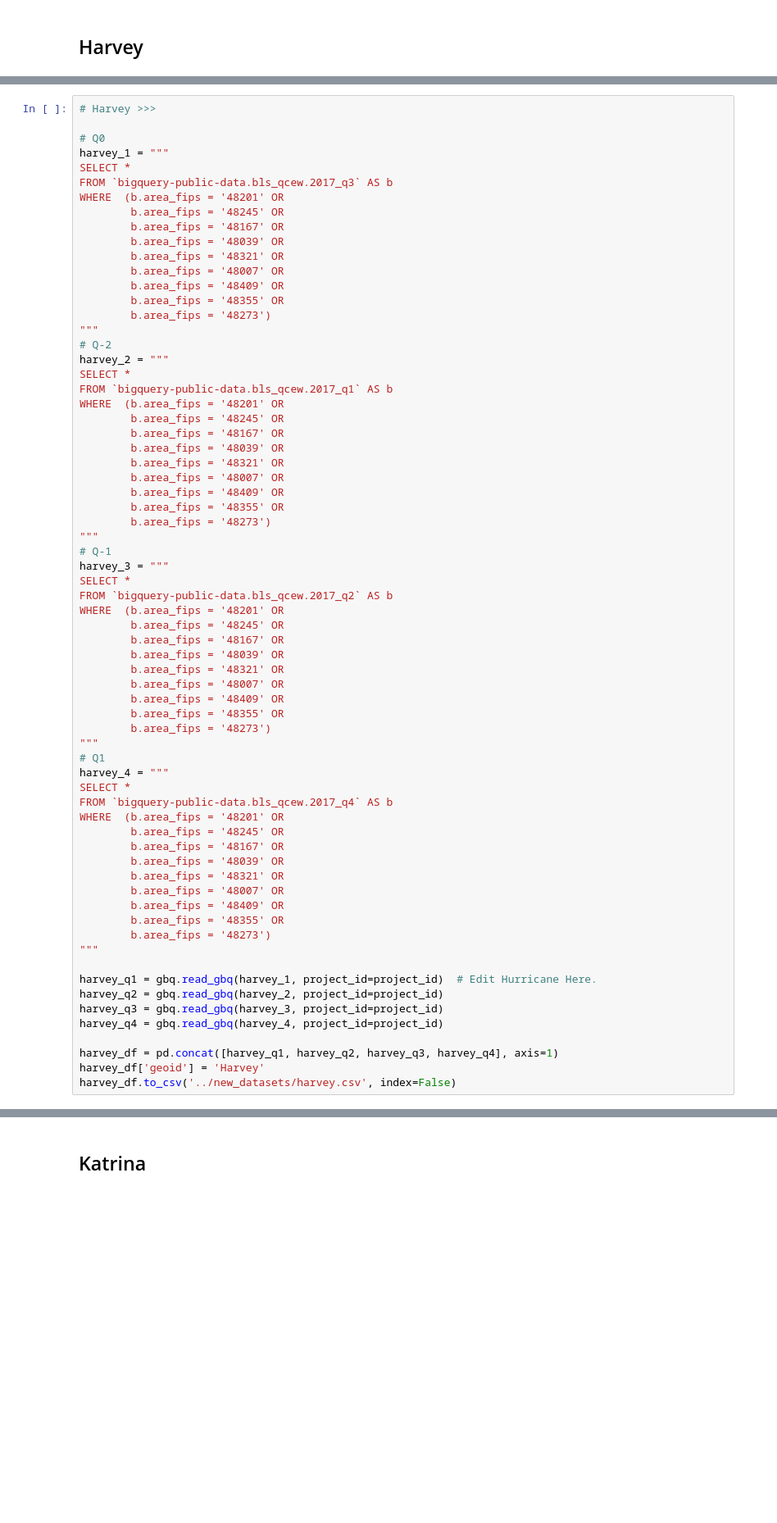
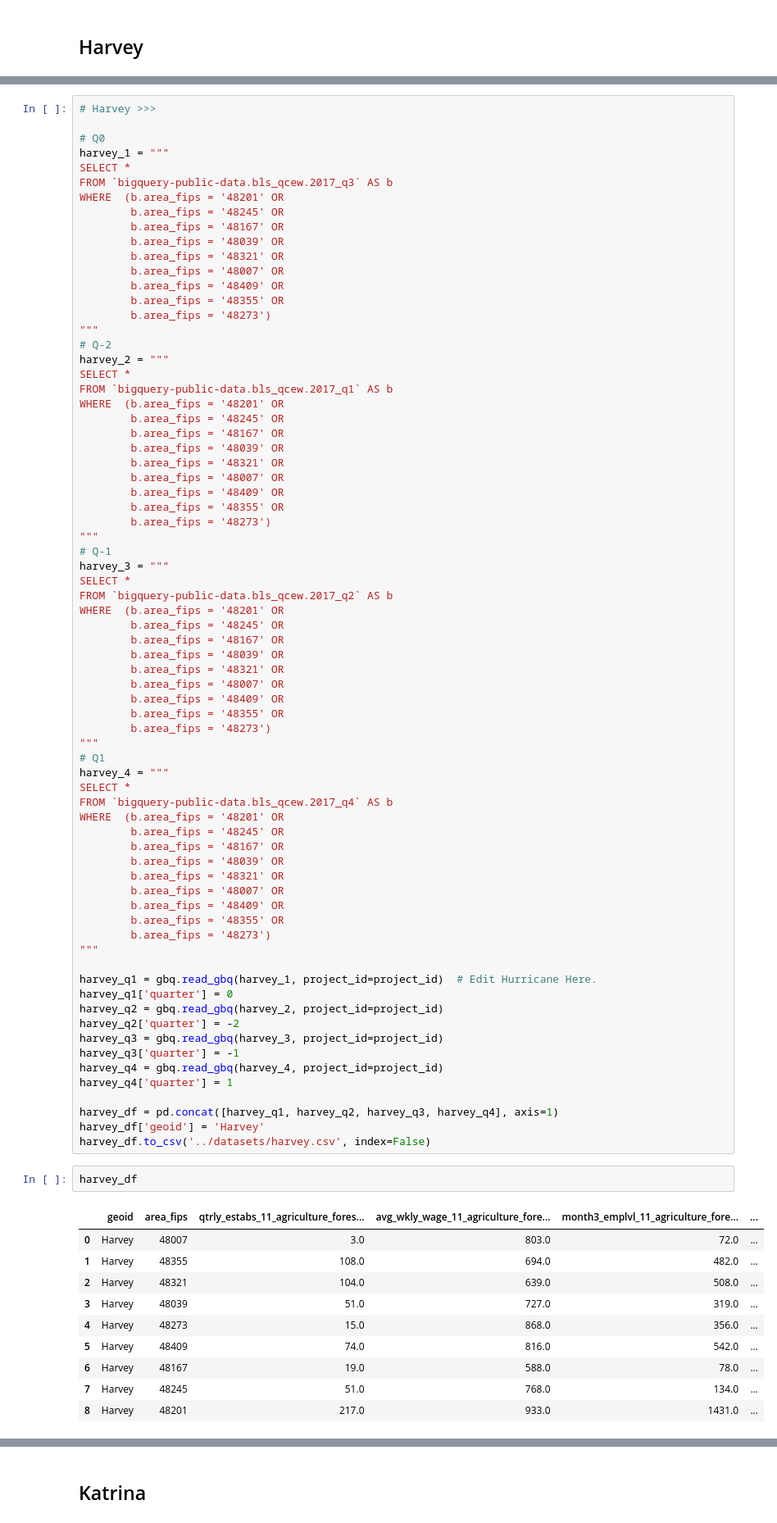
Before and after one commit to adavis3280/project_5, a Jupyter notebook: notebooks/data_pull_ultima.ipynb, the cells around one changed output, grey strips where cells are left out. Shown: that part at 82% size. Drawn from its saved outputs; the diff is of its cells as text; blank space fills up the shorter version.

```diff
--- a/notebooks/data_pull_ultima.ipynb
+++ b/notebooks/data_pull_ultima.ipynb
@@ -143,10 +143,27 @@ WHERE  (b.area_fips = '48201' OR
 """
 
 harvey_q1 = gbq.read_gbq(harvey_1, project_id=project_id)  # Edit Hurricane Here.
+harvey_q1['quarter'] = 0
 harvey_q2 = gbq.read_gbq(harvey_2, project_id=project_id)
+harvey_q2['quarter'] = -2
 harvey_q3 = gbq.read_gbq(harvey_3, project_id=project_id)
+harvey_q3['quarter'] = -1
 harvey_q4 = gbq.read_gbq(harvey_4, project_id=project_id)
+harvey_q4['quarter'] = 1
 
 harvey_df = pd.concat([harvey_q1, harvey_q2, harvey_q3, harvey_q4], axis=1)
 harvey_df['geoid'] = 'Harvey'
-harvey_df.to_csv('../new_datasets/harvey.csv', index=False)
+harvey_df.to_csv('../datasets/harvey.csv', index=False)
+# %%
+harvey_df
+# %% [output]
+|  | geoid | area_fips | qtrly_estabs_11_agriculture_fores... | avg_wkly_wage_11_agriculture_fore... | month3_emplvl_11_agriculture_fore... | ... |
+| 0 | Harvey | 48007 | 3.0 | 803.0 | 72.0 | ... |
+| 1 | Harvey | 48355 | 108.0 | 694.0 | 482.0 | ... |
+| 2 | Harvey | 48321 | 104.0 | 639.0 | 508.0 | ... |
+| 3 | Harvey | 48039 | 51.0 | 727.0 | 319.0 | ... |
+| 4 | Harvey | 48273 | 15.0 | 868.0 | 356.0 | ... |
+| 5 | Harvey | 48409 | 74.0 | 816.0 | 542.0 | ... |
+| 6 | Harvey | 48167 | 19.0 | 588.0 | 78.0 | ... |
+| 7 | Harvey | 48245 | 51.0 | 768.0 | 134.0 | ... |
+| 8 | Harvey | 48201 | 217.0 | 933.0 | 1431.0 | ... |
```
Also changed, not shown: parts of 15 cells of this notebook.
